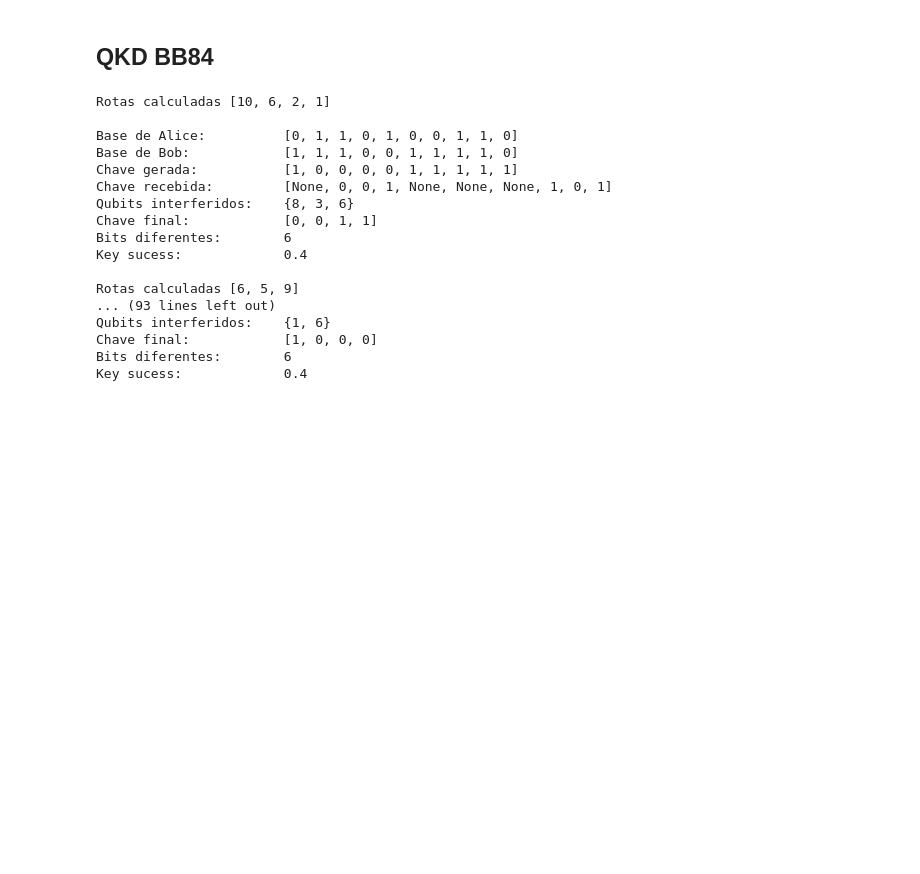
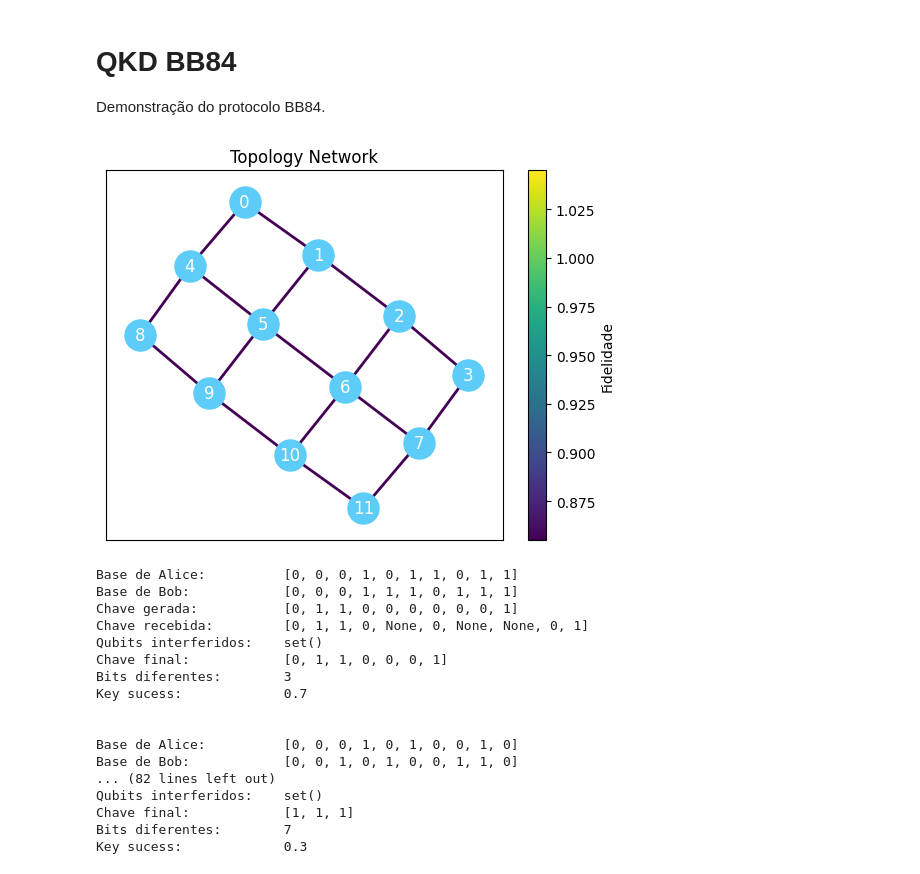
Before and after one commit to artuenric/Simulacoes-QKD, a Jupyter notebook: QKDBB84.ipynb, the cells around one changed output. Drawn from its saved outputs; the diff is of its cells as text; code cells hidden in the pictures; blank space fills up the shorter version.

Commit message:
Organização dos Notebooks QKD
Atualizando e reorganizando os notebooks que demonstram as execuções dos protocolos.

```diff
--- a/QKDBB84.ipynb
+++ b/QKDBB84.ipynb
@@ -1,3 +1,4 @@
 # %% [markdown]
-## QKD BB84
+# QKD BB84
+Demonstração do protocolo BB84.
 # %%
@@ -6,24 +8,28 @@ from components.qkd.bb84 import create_key, generate_bases, prepara_qubits_bb84,
 # %%
 # Criando uma rede:
 rede = Network()
+
 # Definindo a topologia
 rows = 3
 cols = 4
 rede.set_lattice_topology(rows, cols)
 
 # Definindo um controlador
-controlador = Controller()
-controlador.set_network(rede)
+controlador = Controller(rede)
 
 # Informações adicionais
 num_mensagens = 10
 key_size = 10
-diff_nodes = 3
+
+# Visualizando a topologia
+rede.draw()
+# %% [output]
+[figure, added]
 # %%
 # Main code
 for messages in range(num_mensagens):
     # Definindo Alice e Bob
-    alice, bob = rede.random_alice_bob(diff_nodes)
+    alice, bob = rede.random_alice_bob()
 
     # Informações para Alice
     msg = "Opa"
@@ -37,10 +43,10 @@ for messages in range(num_mensagens):
     bases_bob = generate_bases(key_size)
 
     # Calculando a rota
-    route = controlador.calculate_route(alice, bob)
+    route = controlador.calculate_shortest_route(alice, bob)
 
     # Enviando os qubits
-    received_qubits, interference_qubits = rede.send_qubits(route, qubits)
+    received_qubits, interference_qubits = rede.send_qubits(route[0], qubits)
 
     # Bob mede os qubits
     measured_qubits = aplly_bases_in_measurement_bb84(received_qubits, bases_bob)
@@ -68,20 +74,20 @@ Key sucess:             {len(shared_key) / key_size}
 
     print(results)
 # %% [output]
-Rotas calculadas [10, 6, 2, 1]
+Base de Alice:          [0, 0, 0, 1, 0, 1, 1, 0, 1, 1]
+Base de Bob:            [0, 0, 0, 1, 1, 1, 0, 1, 1, 1]
+Chave gerada:           [0, 1, 1, 0, 0, 0, 0, 0, 0, 1]
+Chave recebida:         [0, 1, 1, 0, None, 0, None, None, 0, 1]
+Qubits interferidos:    set()
+Chave final:            [0, 1, 1, 0, 0, 0, 1]
+Bits diferentes:        3
+Key sucess:             0.7
 
-Base de Alice:          [0, 1, 1, 0, 1, 0, 0, 1, 1, 0]
-Base de Bob:            [1, 1, 1, 0, 0, 1, 1, 1, 1, 0]
-Chave gerada:           [1, 0, 0, 0, 0, 1, 1, 1, 1, 1]
-Chave recebida:         [None, 0, 0, 1, None, None, None, 1, 0, 1]
-Qubits interferidos:    {8, 3, 6}
-Chave final:            [0, 0, 1, 1]
-Bits diferentes:        6
-Key sucess:             0.4
 
-Rotas calculadas [6, 5, 9]
-... (93 lines left out)
-Qubits interferidos:    {1, 6}
-Chave final:            [1, 0, 0, 0]
-Bits diferentes:        6
-Key sucess:             0.4
+Base de Alice:          [0, 0, 0, 1, 0, 1, 0, 0, 1, 0]
+Base de Bob:            [0, 0, 1, 0, 1, 0, 0, 1, 1, 0]
+... (82 lines left out)
+Qubits interferidos:    set()
+Chave final:            [1, 1, 1]
+Bits diferentes:        7
+Key sucess:             0.3
```
Also changed, not shown: parts of 1 cell of this notebook, 2 other files.
